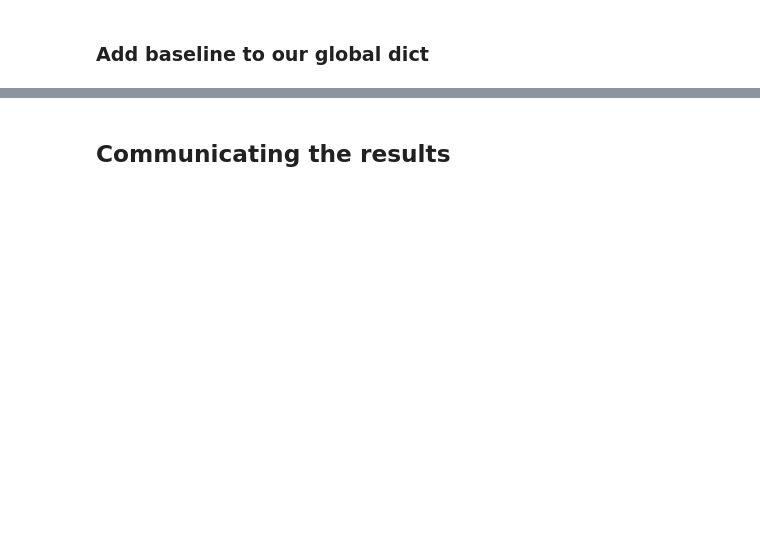
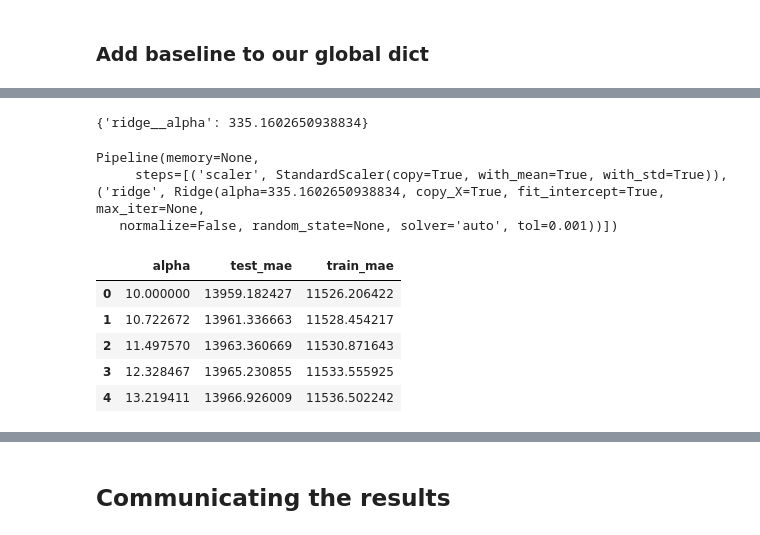
Before and after one commit to xnicolovici/machine_learning, a Jupyter notebook: notebooks/Course No 3/09. Course project/03. Part 2 - House prices/house-prices-solution-2-of-2.ipynb, the cells around one changed output, grey strips where cells are left out. Drawn from its saved outputs; the diff is of its cells as text; code cells hidden in the pictures; blank space fills up the shorter version.

```diff
--- a/notebooks/Course No 3/09. Course project/03. Part 2 - House prices/house-prices-solution-2-of-2.ipynb
+++ b/notebooks/Course No 3/09. Course project/03. Part 2 - House prices/house-prices-solution-2-of-2.ipynb
@@ -250,0 +262,57 @@ models['complex']['regression']['baseline'] = {
+# %%
+from sklearn.model_selection import GridSearchCV
+from sklearn.metrics import mean_squared_error, make_scorer, r2_score
+
+params = {
+ 'ridge__alpha': np.logspace(-10, 10, num=100),
+}
+
+# Define scorer parameter
+score = make_scorer(mean_squared_error)
+
+
+gridsearch=GridSearchCV(pipelines['ridge'], params, return_train_score=False, cv=5)
+gridsearch.fit(models['full']['X_tr'], models['full']['y_tr'])
+
+print(gridsearch.best_params_)
+# %% [output]
+{'ridge__alpha': 335.1602650938834}
+# %%
+gridsearch.best_estimator_
+# %% [output]
+Pipeline(memory=None,
+     steps=[('scaler', StandardScaler(copy=True, with_mean=True, with_std=True)), ('ridge', Ridge(alpha=335.1602650938834, copy_X=True, fit_intercept=True, max_iter=None,
+   normalize=False, random_state=None, solver='auto', tol=0.001))])
+# %%
+
+# Variable to store the results
+gs_results = []
+
+# Grid search
+for alpha in np.logspace(1, 4, num=100):
+    #for alpha in np.linspace(1.0, 1.35, num=20):
+    model='ridge'
+    # Create and fit ridge regression
+    pipelines[model].set_params(**{'ridge__alpha': alpha})
+    # pipelines['huber'].set_params(**{'huber__epsilon': alpha})
+
+    pipelines[model].fit(models['full']['X_tr'], models['full']['y_tr'])
+    #pipelines['huber'].fit(models['complex']['X_tr'], models['complex']['y_tr'])
+
+    # Save model and its performance on train/test sets
+    gs_results.append({
+        'alpha': alpha,
+        'train_mae': MAE(10**models['full']['y_tr'], 10**pipelines[model].predict(models['full']['X_tr'])),
+        'test_mae': MAE(10**models['full']['y_te'], 10**pipelines[model].predict(models['full']['X_te'])),
+    })
+
+# Convert results to DataFrame
+gs_results = pd.DataFrame(gs_results)
+gs_results.head()
+# %% [output]
+|  | alpha | test_mae | train_mae |
+| 0 | 10.000000 | 13959.182427 | 11526.206422 |
+| 1 | 10.722672 | 13961.336663 | 11528.454217 |
+| 2 | 11.497570 | 13963.360669 | 11530.871643 |
+| 3 | 12.328467 | 13965.230855 | 11533.555925 |
+| 4 | 13.219411 | 13966.926009 | 11536.502242 |
```
Also changed, not shown: parts of 13 cells of this notebook, 4 other files.
